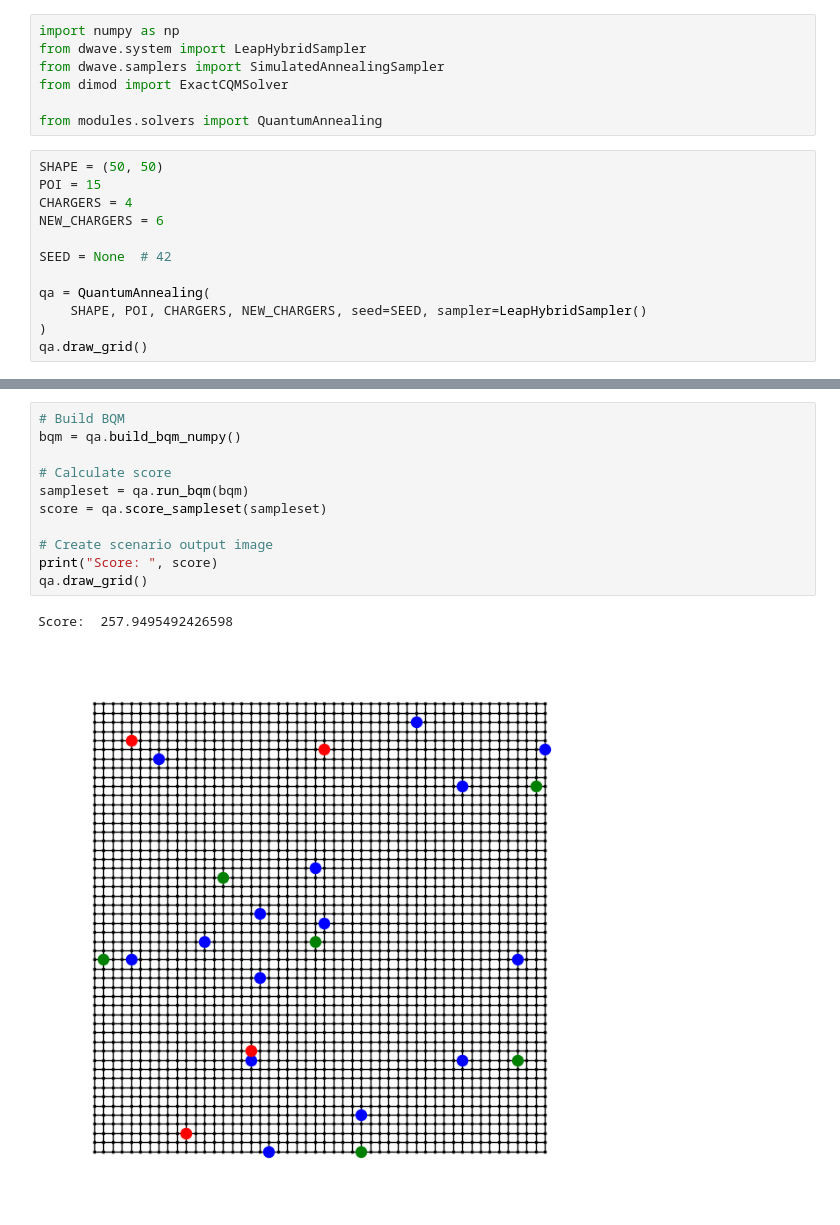
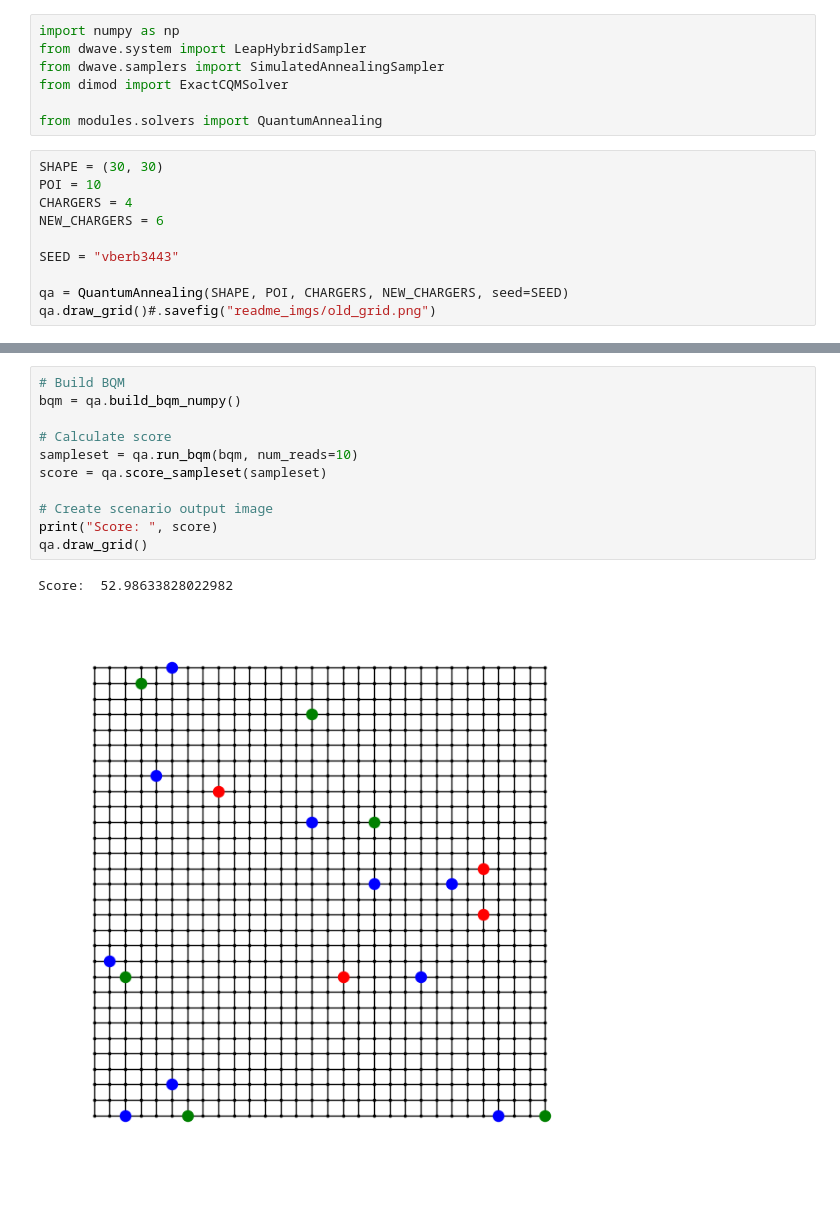
Before and after one commit to morf1102/ev-charger-dwave, a Jupyter notebook: annealing.ipynb, the cells around one changed output, grey strips where cells are left out. Saved outputs shown, nothing was run; the diff lists cells and outputs as text.

Commit message:
new readme images

```diff
--- a/annealing.ipynb
+++ b/annealing.ipynb
@@ -6,15 +6,13 @@ from dimod import ExactCQMSolver
 
 from modules.solvers import QuantumAnnealing
 # %%
-SHAPE = (50, 50)
-POI = 15
+SHAPE = (30, 30)
+POI = 10
 CHARGERS = 4
 NEW_CHARGERS = 6
 
-SEED = None  # 42
+SEED = "vberb3443"
 
-qa = QuantumAnnealing(
-    SHAPE, POI, CHARGERS, NEW_CHARGERS, seed=SEED, sampler=LeapHybridSampler()
-)
-qa.draw_grid()
+qa = QuantumAnnealing(SHAPE, POI, CHARGERS, NEW_CHARGERS, seed=SEED)
+qa.draw_grid()#.savefig("readme_imgs/old_grid.png")
 # %% [output]
@@ -22,14 +20,14 @@ qa.draw_grid()
 # %%
 # Build BQM
 bqm = qa.build_bqm_numpy()
 
 # Calculate score
-sampleset = qa.run_bqm(bqm)
+sampleset = qa.run_bqm(bqm, num_reads=10)
 score = qa.score_sampleset(sampleset)
 
 # Create scenario output image
 print("Score: ", score)
 qa.draw_grid()
 # %% [output]
-Score:  257.9495492426598
+Score:  52.98633828022982
-[figure, old version]
+[figure, new version]
```
Also changed, not shown: parts of 1 cell of this notebook.
